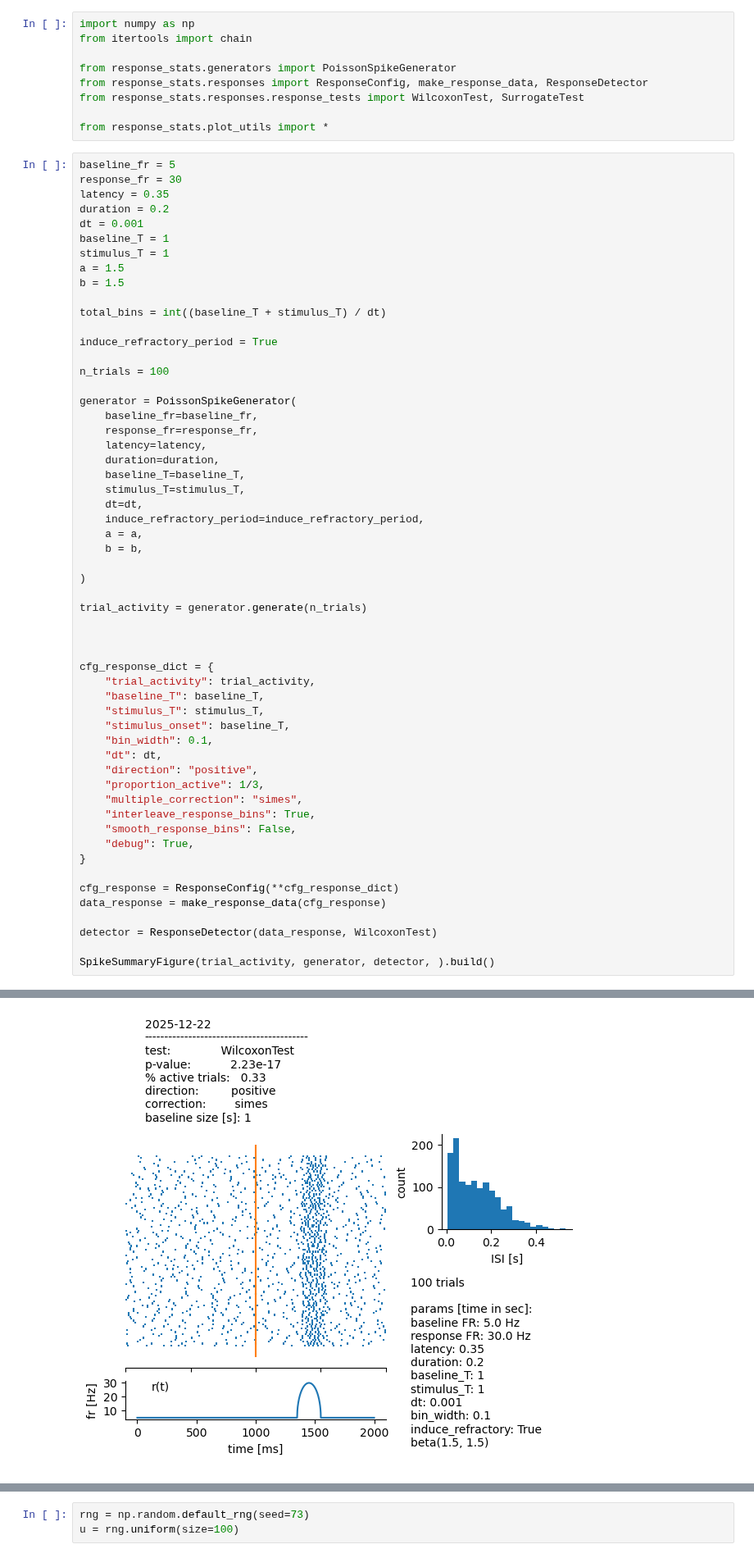
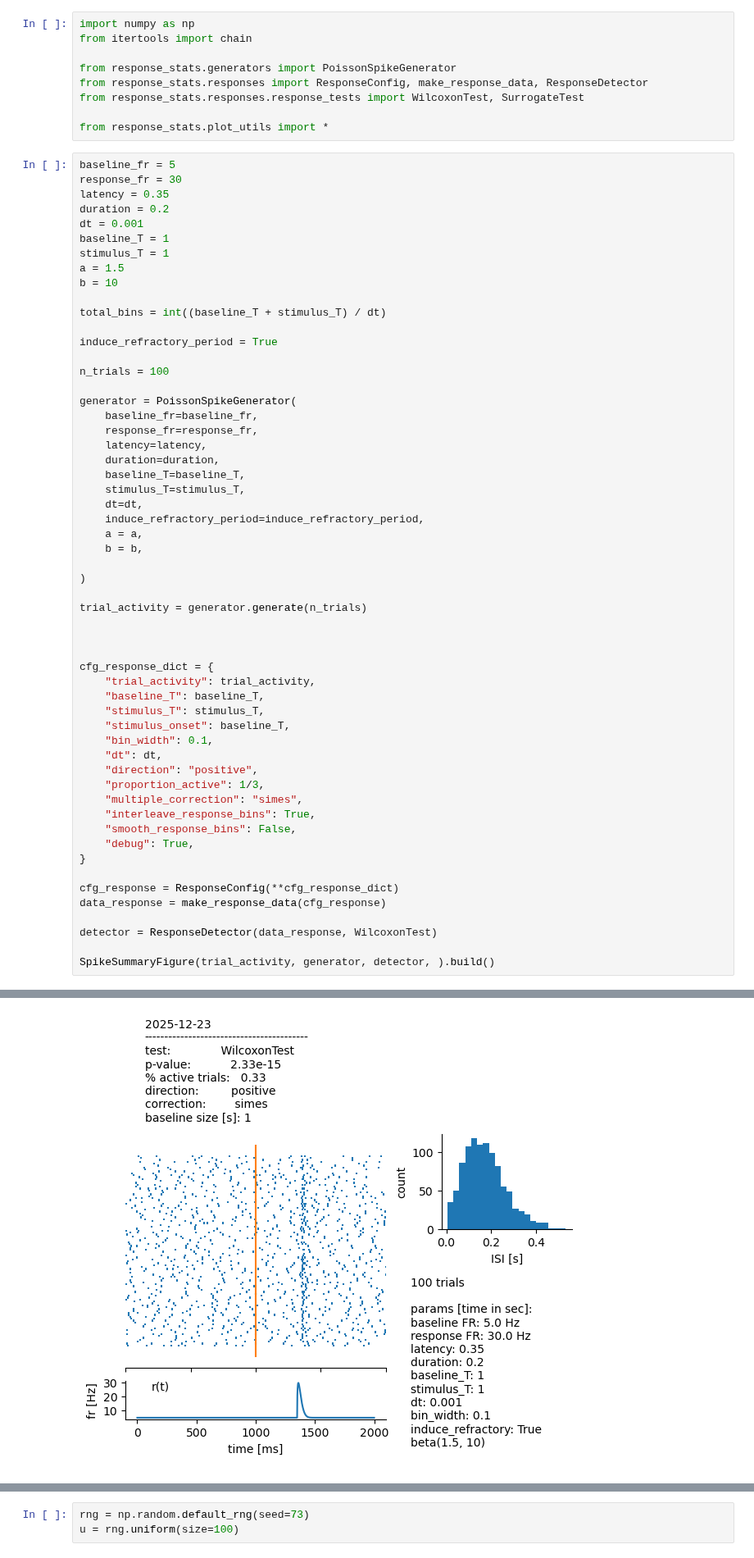
Before and after one commit to a-darcher/response_generator, a Jupyter notebook: dev_nbs/dev.ipynb, the cells around one changed output, grey strips where cells are left out. Shown at 82% size. Drawn from its saved outputs; the diff is of its cells as text.

```diff
--- a/dev.ipynb
+++ b/dev_nbs/dev.ipynb
@@ -16,7 +16,7 @@ dt = 0.001
 baseline_T = 1
 stimulus_T = 1
 a = 1.5
-b = 1.5
+b = 10
 
 total_bins = int((baseline_T + stimulus_T) / dt)
 
@@ -71,4 +71,4 @@ Mean, response: 9.021052631578947 Hz
-[figure, old version]
+[figure, new version]
 (<Figure size 600x400 with 4 Axes>,
  {'raster': <Axes: label='raster'>,
   'isi': <Axes: label='isi', xlabel='ISI [s]', ylabel='count'>,
```
Also changed, not shown: parts of 1 cell of this notebook, 4 other files.
